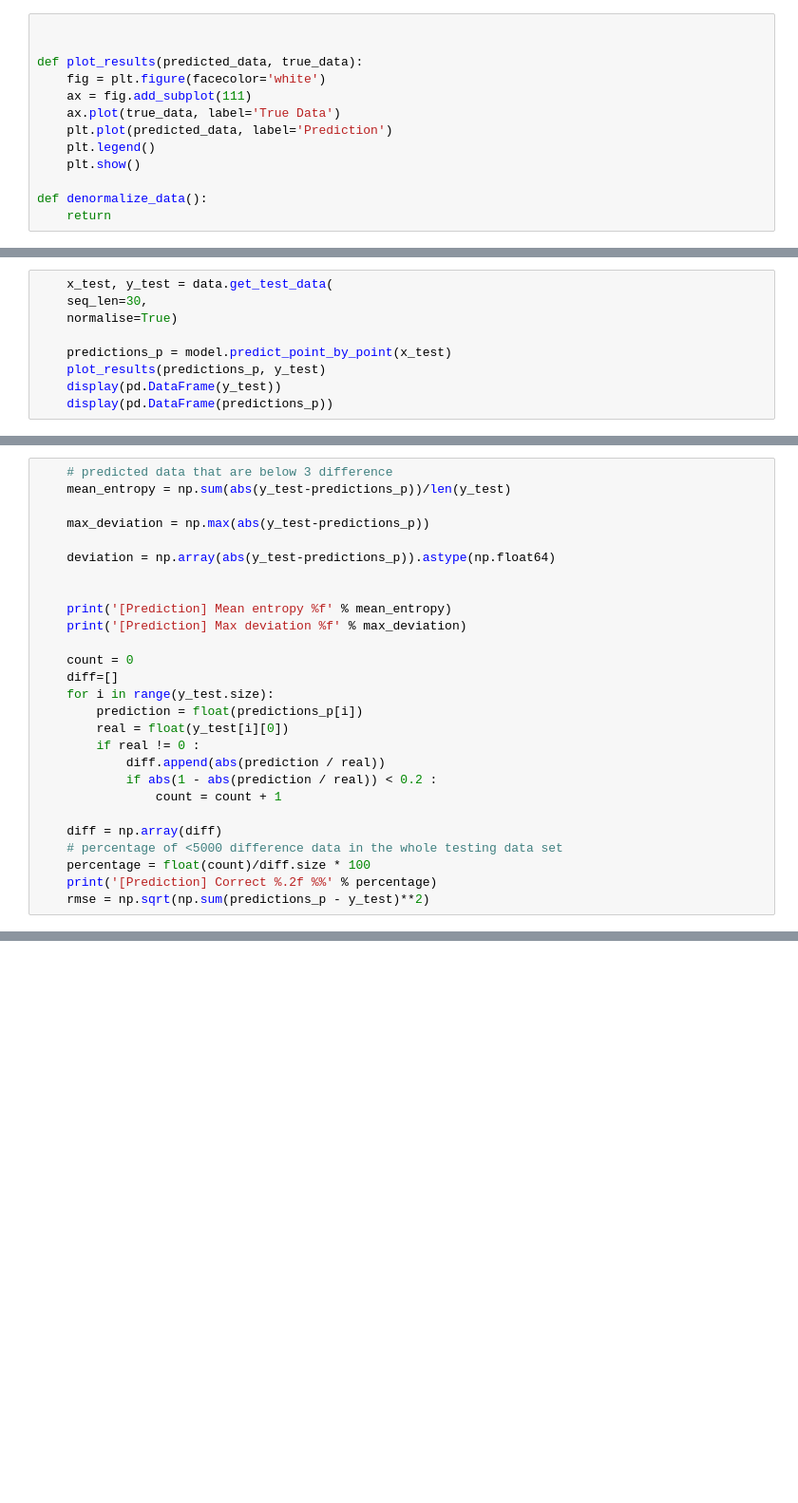
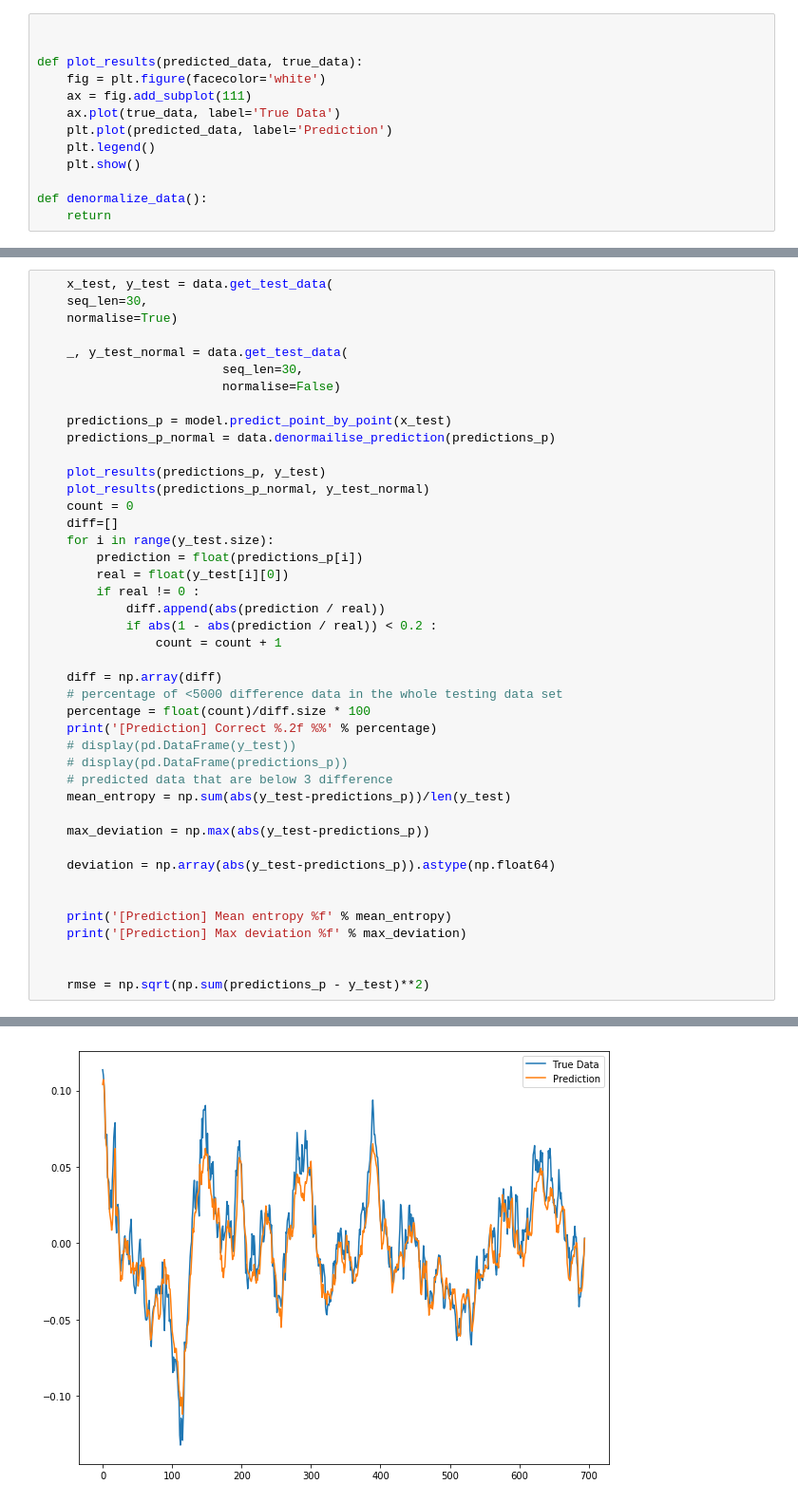
Before and after one commit to izzeroone/gold-prediction, a Jupyter notebook: run.ipynb, the cells around one changed output, grey strips where cells are left out. Shown at 95% size. Drawn from its saved outputs; the diff is of its cells as text; blank space fills up the shorter version.

Commit message:
Add real result

```diff
--- a/run.ipynb
+++ b/run.ipynb
@@ -139,9 +140,0 @@ Time taken: 0:02:39.833142
-# %%
-    x_test, y_test = data.get_test_data(
-    seq_len=30,
-    normalise=True)
-
-    predictions_p = model.predict_point_by_point(x_test)
-    plot_results(predictions_p, y_test)
-    display(pd.DataFrame(y_test))
-    display(pd.DataFrame(predictions_p))
@@ -187,15 +141,17 @@ Time taken: 0:02:39.833142
 # %%
-    # predicted data that are below 3 difference
-    mean_entropy = np.sum(abs(y_test-predictions_p))/len(y_test)
+    x_test, y_test = data.get_test_data(
+    seq_len=30,
+    normalise=True)
 
-    max_deviation = np.max(abs(y_test-predictions_p))
+    _, y_test_normal = data.get_test_data(
+                         seq_len=30,
+                         normalise=False)
 
-    deviation = np.array(abs(y_test-predictions_p)).astype(np.float64)
+    predictions_p = model.predict_point_by_point(x_test)
+    predictions_p_normal = data.denormailise_prediction(predictions_p)
 
-
-    print('[Prediction] Mean entropy %f' % mean_entropy)
-    print('[Prediction] Max deviation %f' % max_deviation)
-
+    plot_results(predictions_p, y_test)
+    plot_results(predictions_p_normal, y_test_normal)
     count = 0
     diff=[]
     for i in range(y_test.size):
@@ -210,5 +166,19 @@ Time taken: 0:02:39.833142
     # percentage of <5000 difference data in the whole testing data set
     percentage = float(count)/diff.size * 100
     print('[Prediction] Correct %.2f %%' % percentage)
+    # display(pd.DataFrame(y_test))
+    # display(pd.DataFrame(predictions_p))
+    # predicted data that are below 3 difference
+    mean_entropy = np.sum(abs(y_test-predictions_p))/len(y_test)
+
+    max_deviation = np.max(abs(y_test-predictions_p))
+
+    deviation = np.array(abs(y_test-predictions_p)).astype(np.float64)
+
+
+    print('[Prediction] Mean entropy %f' % mean_entropy)
+    print('[Prediction] Max deviation %f' % max_deviation)
+
+
     rmse = np.sqrt(np.sum(predictions_p - y_test)**2)
 # %% [output]
@@ -234,0 +186 @@ Time taken: 0:02:39.833142
+[figure, added]
```
Also changed, not shown: parts of 7 cells of this notebook, 1 other file.
